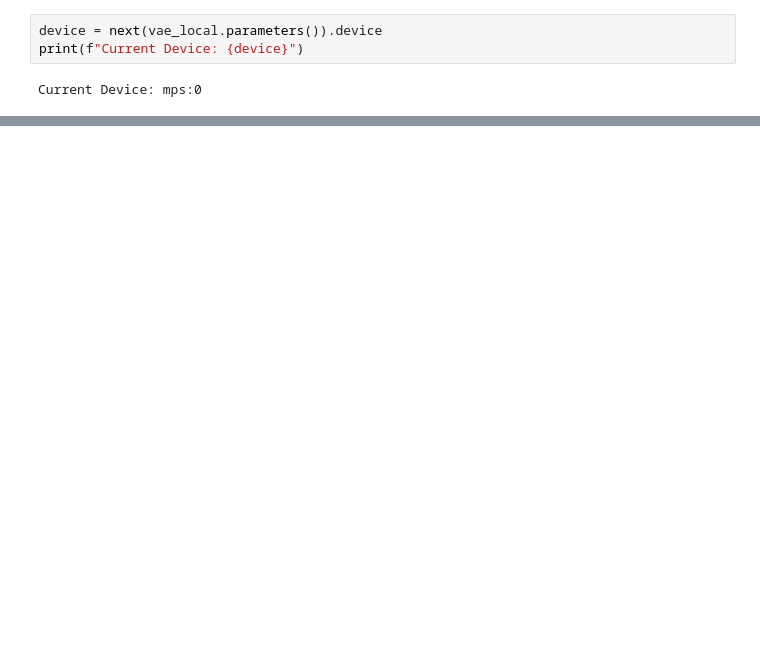
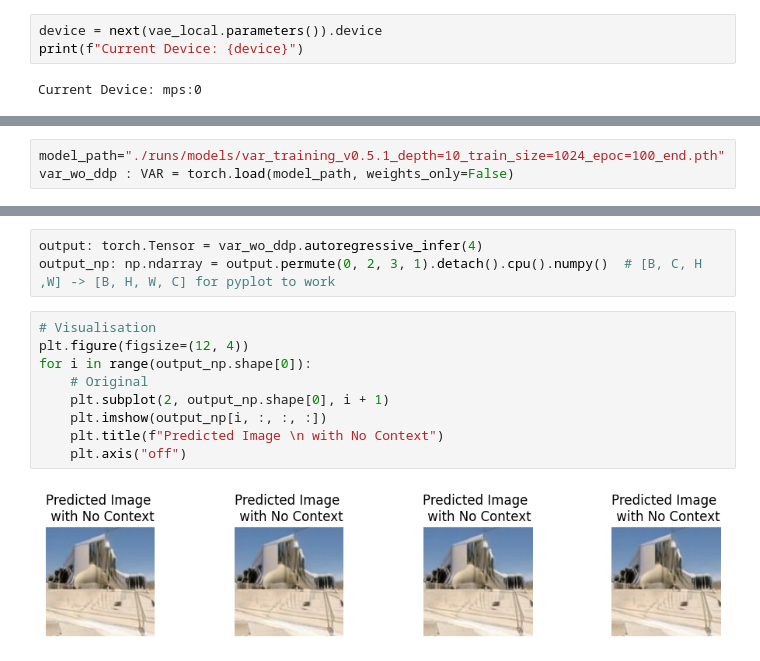
Before and after one commit to Isaac7777-cpu/comp4528-mini-project, a Jupyter notebook: SinVAR/SinVAR_training.ipynb, the cells around one changed output, grey strips where cells are left out. Saved outputs shown, nothing was run; the diff lists cells and outputs as text; blank space fills up the shorter version.

```diff
--- a/SinVAR/SinVAR_training.ipynb
+++ b/SinVAR/SinVAR_training.ipynb
@@ -532,0 +627,3 @@ TypeError: SelfAttention.forward() missing 1 required positional argument: 'attn
+# %%
+model_path="./runs/models/var_training_v0.5.1_depth=10_train_size=1024_epoc=100_end.pth"
+var_wo_ddp : VAR = torch.load(model_path, weights_only=False)
@@ -532,0 +639,14 @@ TypeError: SelfAttention.forward() missing 1 required positional argument: 'attn
+# %%
+output: torch.Tensor = var_wo_ddp.autoregressive_infer(4)
+output_np: np.ndarray = output.permute(0, 2, 3, 1).detach().cpu().numpy()  # [B, C, H ,W] -> [B, H, W, C] for pyplot to work
+# %%
+# Visualisation
+plt.figure(figsize=(12, 4))
+for i in range(output_np.shape[0]):
+    # Original
+    plt.subplot(2, output_np.shape[0], i + 1)
+    plt.imshow(output_np[i, :, :, :])
+    plt.title(f"Predicted Image \n with No Context")
+    plt.axis("off")
+# %% [output]
+[figure, added]
```
Also changed, not shown: parts of 49 cells of this notebook, 10 other files.
